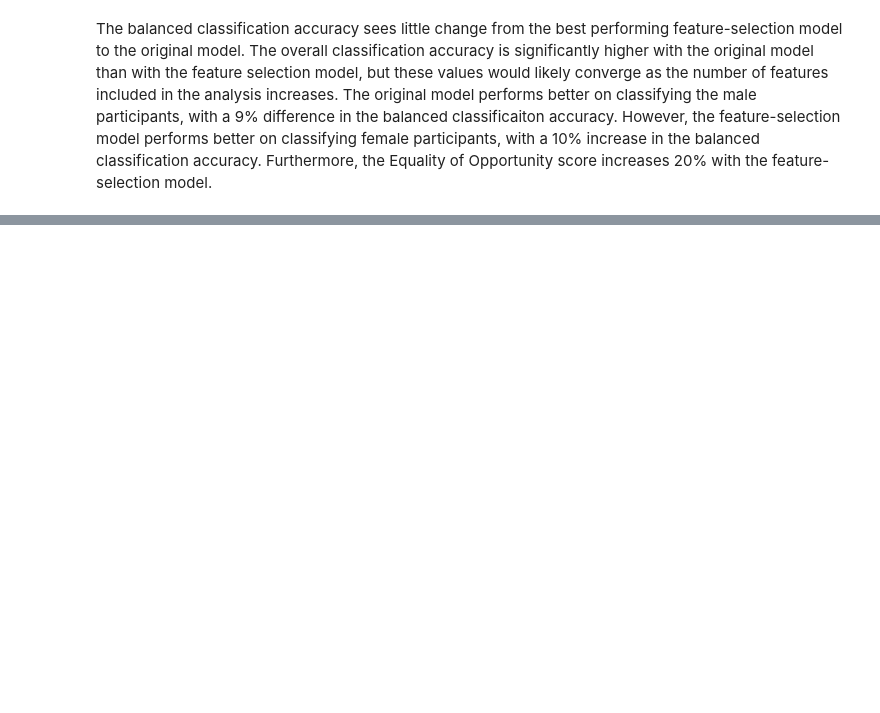
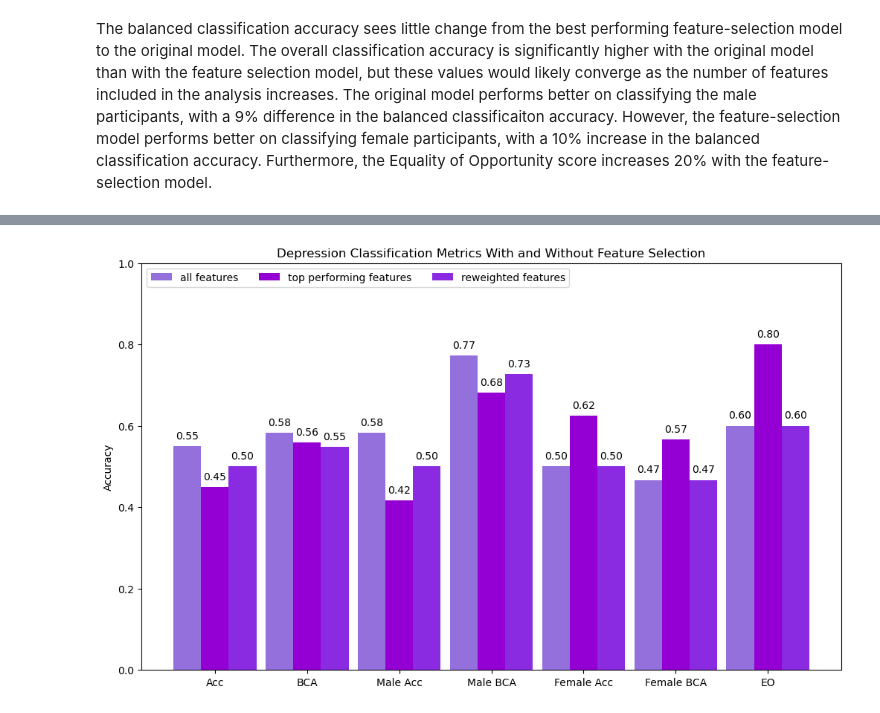
Before and after one commit to momoaolig/ML-Team-Assignment, a Jupyter notebook: hw5.ipynb, the cells around one changed output, grey strips where cells are left out. Cells and saved outputs as stored; diff of their text form; code cells hidden in the pictures; blank space fills up the shorter version.

```diff
--- a/hw5.ipynb
+++ b/hw5.ipynb
@@ -381,0 +402,12 @@ The original model performs better on classifying the male participants, with a
+# %%
+samples_per_gender = train_df['Gender'].value_counts()
+total_samples = len(train_df)
+inverse_representation = total_samples / samples_per_gender
+
+# Normalize weights to ensure they are manageable and practical for model training
+normalized_weights = inverse_representation / inverse_representation.sum() * len(inverse_representation)
+print(samples_per_gender)
+# Apply the computed weights to each sample
+train_df['weights'] = train_df['Gender'].map(normalized_weights)
+
+reweights = train_df['weights']
@@ -381,0 +419,6 @@ The original model performs better on classifying the male participants, with a
+# %%
+# Train a Random Forest classifier using the weights
+model_reweighted = RandomForestClassifier(random_state=42, class_weight='balanced')
+model_reweighted.fit(X_train, y_train_depression, sample_weight=reweights)
+y_pred_reweighted = model_reweighted.predict(X_test)
+all_reweighted, male_reweighted, female_reweighted, eo_reweighted = metrics(y_pred_reweighted, 0.05)
@@ -381,0 +443,40 @@ The original model performs better on classifying the male participants, with a
+# %%
+measures = ['Acc', 'BCA', 'Male Acc', 'Male BCA', 'Female Acc', 'Female BCA', 'EO']
+vals = {
+    'all features': [all_metrics_depression['accuracy'], all_metrics_depression['balanced_accuracy'],
+                     male_metrics['accuracy'], male_metrics['balanced_accuracy'],
+                     female_metrics['accuracy'], female_metrics['balanced_accuracy'], .6],
+    'top performing features': [class_acc[best_ind], bca[best_ind],
+                          male_class_acc[best_male_ind], male_bca[best_male_ind],
+                          female_class_acc[best_female_ind], female_bca[best_female_ind], eo[best_ind]],
+        'reweighted features': [all_reweighted['accuracy'], all_reweighted['balanced_accuracy'],
+                     male_reweighted['accuracy'], male_reweighted['balanced_accuracy'],
+                     female_reweighted['accuracy'], female_reweighted['balanced_accuracy'], eo_reweighted]
+}
+x = np.arange(len(measures))  # the label locations
+width = 0.3  # the width of the bars
+multiplier = 0
+fig, ax = plt.subplots(figsize=(10, 6), layout='constrained')
+
+for attribute, measurement in vals.items():
+    offset = width * multiplier
+    if attribute == 'all features':
+        color = 'mediumpurple'
+    elif attribute == 'reweighted features':
+        color = 'blueviolet'
+    else:
+        color = 'darkviolet'
+    rects = ax.bar(x + offset, measurement, width, label=attribute, color=color)
+    ax.bar_label(rects,fmt='%.2f', padding=5)
+    multiplier += 1
+
+# Add some text for labels, title and custom x-axis tick labels, etc.
+ax.set_ylabel('Accuracy')
+ax.set_title('Depression Classification Metrics With and Without Feature Selection')
+ax.set_xticks(x + width, measures)
+ax.legend(loc='upper left', ncols=3)
+ax.set_ylim(0, 1)
+
+plt.show()
+# %% [output]
+[figure, added]
```
Also changed, not shown: parts of 7 cells of this notebook, 1 other file.
